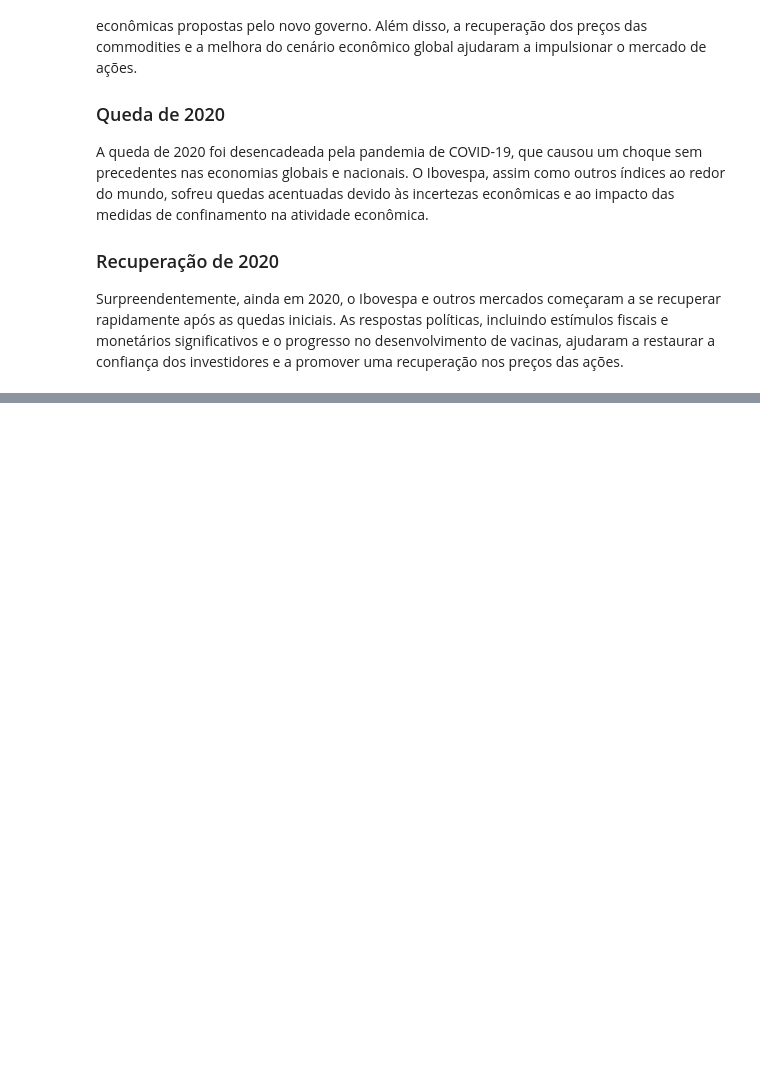
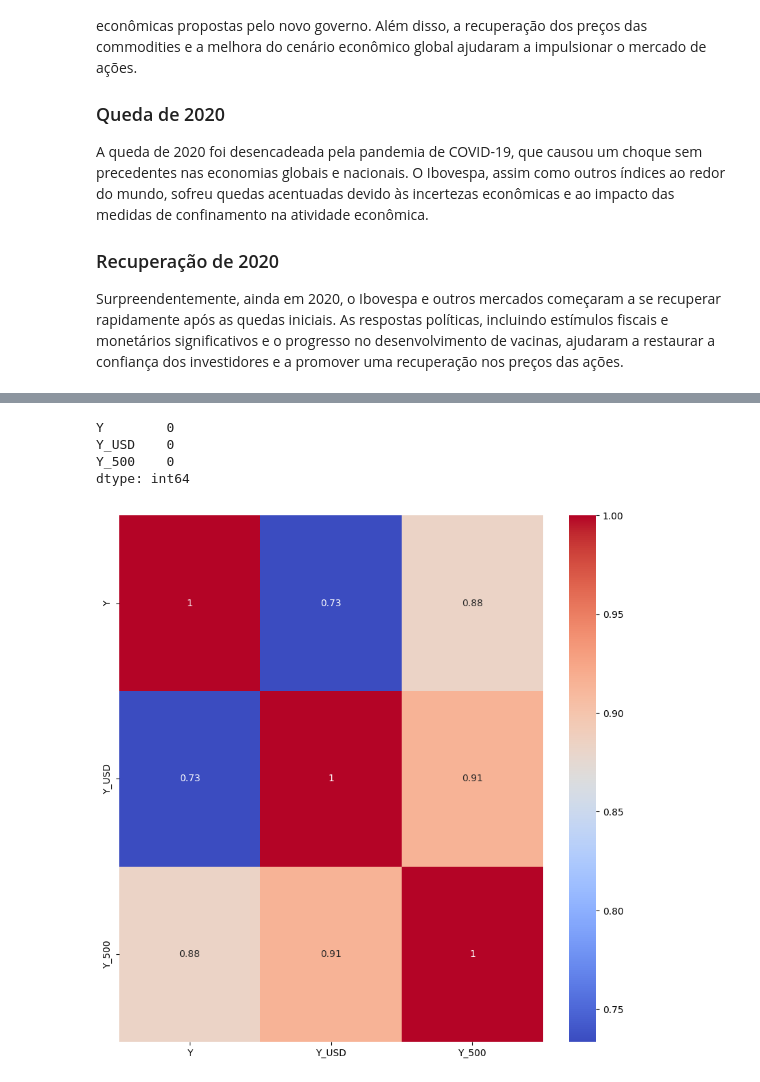
Before and after one commit to alexandre-guerra/Analise-IBOV, a Jupyter notebook: eda.ipynb, the cells around one changed output, grey strips where cells are left out. Saved outputs shown, nothing was run; the diff lists cells and outputs as text; code cells hidden in the pictures; blank space fills up the shorter version.

```diff
--- a/eda.ipynb
+++ b/eda.ipynb
@@ -200,0 +279,6 @@ Surpreendentemente, ainda em 2020, o Ibovespa e outros mercados começaram a se
+# %%
+df_usd = pd.read_csv('./USD.csv', sep=';', decimal=',', thousands='.', na_values='', parse_dates=['Data'], dayfirst=True)
+df_usd.drop(columns=['Abertura', 'Máxima', 'Mínima', 'Vol','Var%'], axis=1, inplace=True)
+df_usd.rename(columns={'Data':'DS','Último':'Y' },inplace=True)
+df_usd.set_index('DS',inplace=True)
+df_usd.head(10)
@@ -200,0 +303,6 @@ Surpreendentemente, ainda em 2020, o Ibovespa e outros mercados começaram a se
+# %%
+df_500 = pd.read_csv('./SP500.csv', sep=';', decimal=',', thousands='.', na_values='', parse_dates=['Data'], dayfirst=True)
+df_500.drop(columns=['Abertura', 'Máxima', 'Mínima','Var%'], axis=1, inplace=True)
+df_500.rename(columns={'Data':'DS','Último':'Y' },inplace=True)
+df_500.set_index('DS',inplace=True)
+df_500.head(10)
@@ -200,0 +327,3 @@ Surpreendentemente, ainda em 2020, o Ibovespa e outros mercados começaram a se
+# %%
+df_join = df.merge(df_usd, on='DS', suffixes=('', '_USD')).merge(df_500, on='DS', suffixes=('', '_500'))
+df_join.head(10)
@@ -200,0 +343,14 @@ Surpreendentemente, ainda em 2020, o Ibovespa e outros mercados começaram a se
+# %%
+df_join.isna().sum()
+# %% [output]
+Y        0
+Y_USD    0
+Y_500    0
+dtype: int64
+# %%
+df_join_corr = df_join.corr(numeric_only=True)
+plt.figure(figsize=(10, 10))
+sns.heatmap(df_join_corr, annot=True, cmap='coolwarm')
+plt.show()
+# %% [output]
+[figure, added]
```
Also changed, not shown: parts of 22 cells of this notebook, 2 other files.
